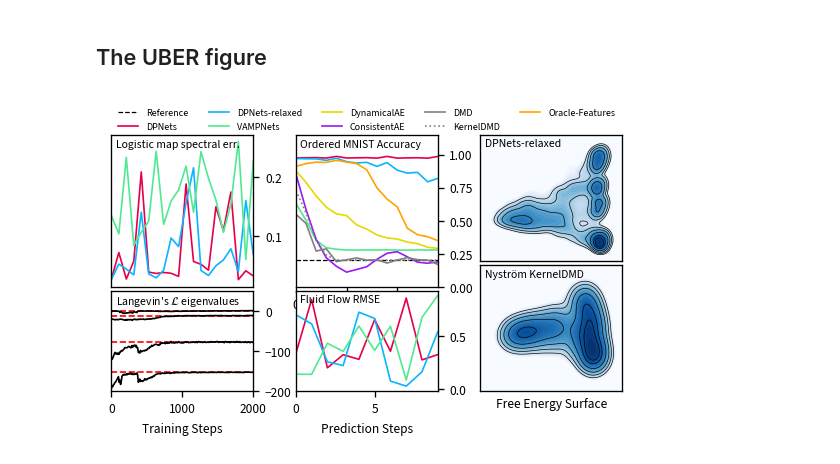
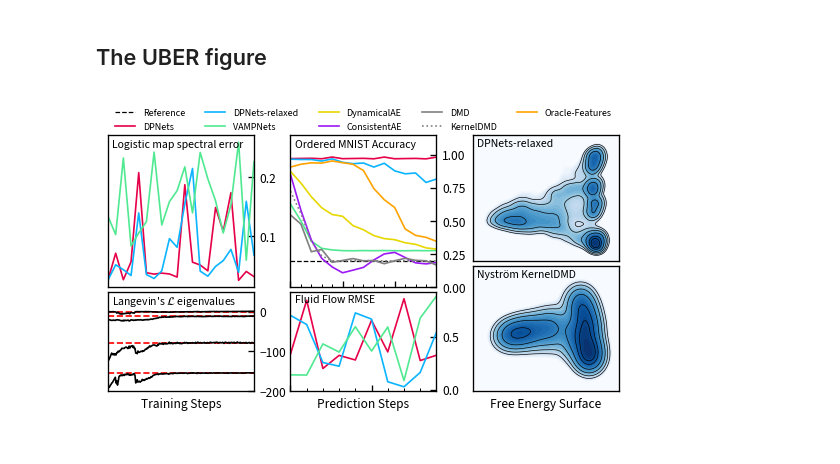
Before and after one commit to pietronvll/DPNets, a Jupyter notebook: figures/uber_fig.ipynb, the cells around one changed output. Cells and saved outputs as stored; diff of their text form; code cells hidden in the pictures.

Commit message:
Uber figure done

```diff
--- a/figures/uber_fig.ipynb
+++ b/figures/uber_fig.ipynb
@@ -137,7 +138,7 @@ pad = 0.03
 caption_size = 7
 
 fig = plt.figure(figsize=styling.figsize(1, 1.8))
-gs = fig.add_gridspec(11, 3, wspace=0.3)
+gs = fig.add_gridspec(11, 3, wspace=0.25)
 
 # Logistic Map
 ax_logistic = fig.add_subplot(gs[1:7, 0])
@@ -149,7 +150,8 @@ ax_logistic.set(**{
     'xticks': [],
     'xmargin': 0
 })
-ax_logistic.text(pad, 1 - pad, r"Logistic map spectral err.", transform=ax_logistic.transAxes, fontsize=caption_size, verticalalignment='top')
+ax_logistic.text(pad, 1 - pad, r"Logistic map spectral error", transform=ax_logistic.transAxes, fontsize=caption_size, verticalalignment='top')
+ax_logistic.tick_params(direction='in', labelbottom=False)
 ax_logistic.yaxis.tick_right()
 
 # Langevin
@@ -161,9 +163,11 @@ ax_langevin.plot(LANGEVIN['x'], LANGEVIN['data'], color='black', label='Eigenval
 ax_langevin.set(**{
     'xlabel': 'Training Steps',
     'ylim': (-200, 50),
+    'xticks': [],
     'xmargin': 0
 })
 ax_langevin.text(pad, 1 - pad, r"Langevin's $\mathcal{L}$ eigenvalues", transform=ax_langevin.transAxes, fontsize=caption_size, verticalalignment='top')
+ax_langevin.tick_params(direction='in', labelbottom=False)
 ax_langevin.yaxis.tick_right()
 
 # Ordered MNIST
@@ -179,7 +183,9 @@ ax_ordered_mnist.set(**{
     'ylim': (0,  1.15),
     'xmargin': 0
 })
+ax_ordered_mnist.xaxis.set_minor_locator(MultipleLocator(1))
 ax_ordered_mnist.text(pad, 1 - pad, 'Ordered MNIST Accuracy', transform=ax_ordered_mnist.transAxes, fontsize=caption_size, verticalalignment='top')
+ax_ordered_mnist.tick_params(which='both', direction='in', labelbottom=False)
 ax_ordered_mnist.yaxis.tick_right()
 
 # Fluid Flow
@@ -193,37 +199,39 @@ ax_fluid_flow.set(**{
     'xlabel': 'Prediction Steps',
     'xmargin': 0
 })
+
+ax_fluid_flow.xaxis.set_minor_locator(MultipleLocator(1))
+ax_fluid_flow.tick_params(which='both', direction='in', labelbottom=False)
 ax_fluid_flow.text(pad, 1 - pad, 'Fluid Flow RMSE', transform=ax_fluid_flow.transAxes, fontsize=caption_size, verticalalignment='top')
 ax_fluid_flow.yaxis.tick_right()
 
 # Chignolin - DPNets
 ax_chignolin_dp = fig.add_subplot(gs[1:6, 2])
 x, fes = FES['DPNets']['x'], FES['DPNets']['data']
 ax_chignolin_dp.tricontourf(x[:, 0], x[:, 1], fes, levels = np.linspace(0, 20, 100), cmap='Blues_r', vmax=6.5);
 ax_chignolin_dp.tricontour(x[:, 0], x[:, 1], fes, levels = [0.5, 1, 2, 3, 4, 5], linewidths=0.4, colors='k');
 ax_chignolin_dp.set(**{
     'xticks': [],
     'yticks': [],
 })
 ax_chignolin_dp.text(pad, 1 - pad, 'DPNets-relaxed', transform=ax_chignolin_dp.transAxes, fontsize=caption_size, verticalalignment='top')
 
 # Chignolin - Nystrom-PCR
 ax_chignolin_nys = fig.add_subplot(gs[6:, 2])
 x, fes = FES['Nystrom-PCR']['x'], FES['Nystrom-PCR']['data']
 ax_chignolin_nys.tricontourf(x[:, 0], x[:, 1], fes, levels = np.linspace(0, 20, 100), cmap='Blues_r', vmax=6.5);
 ax_chignolin_nys.tricontour(x[:, 0], x[:, 1], fes, levels = [0.5, 1, 2, 3, 4, 5], linewidths=0.4, colors='k');
 ax_chignolin_nys.set(**{
     'xticks': [],
     'yticks': [],
     'xlabel': 'Free Energy Surface',
 })
 ax_chignolin_nys.text(pad, 1 - pad, 'Nyström KernelDMD', transform=ax_chignolin_nys.transAxes, fontsize=caption_size, verticalalignment='top')
 
 # Legend
 ax_legend = fig.add_subplot(gs[0, :])
 ax_legend.axis('off')
 ax_legend.legend(*ax_ordered_mnist.get_legend_handles_labels(), loc='center', ncol=5, frameon=False, fontsize=6)
-
 fig.savefig('dpnets.pdf', bbox_inches='tight', dpi=300)
 # %% [output]
-[figure, old version]
+[figure, new version]
```
Also changed, not shown: parts of 1 cell of this notebook, 1 other file.
